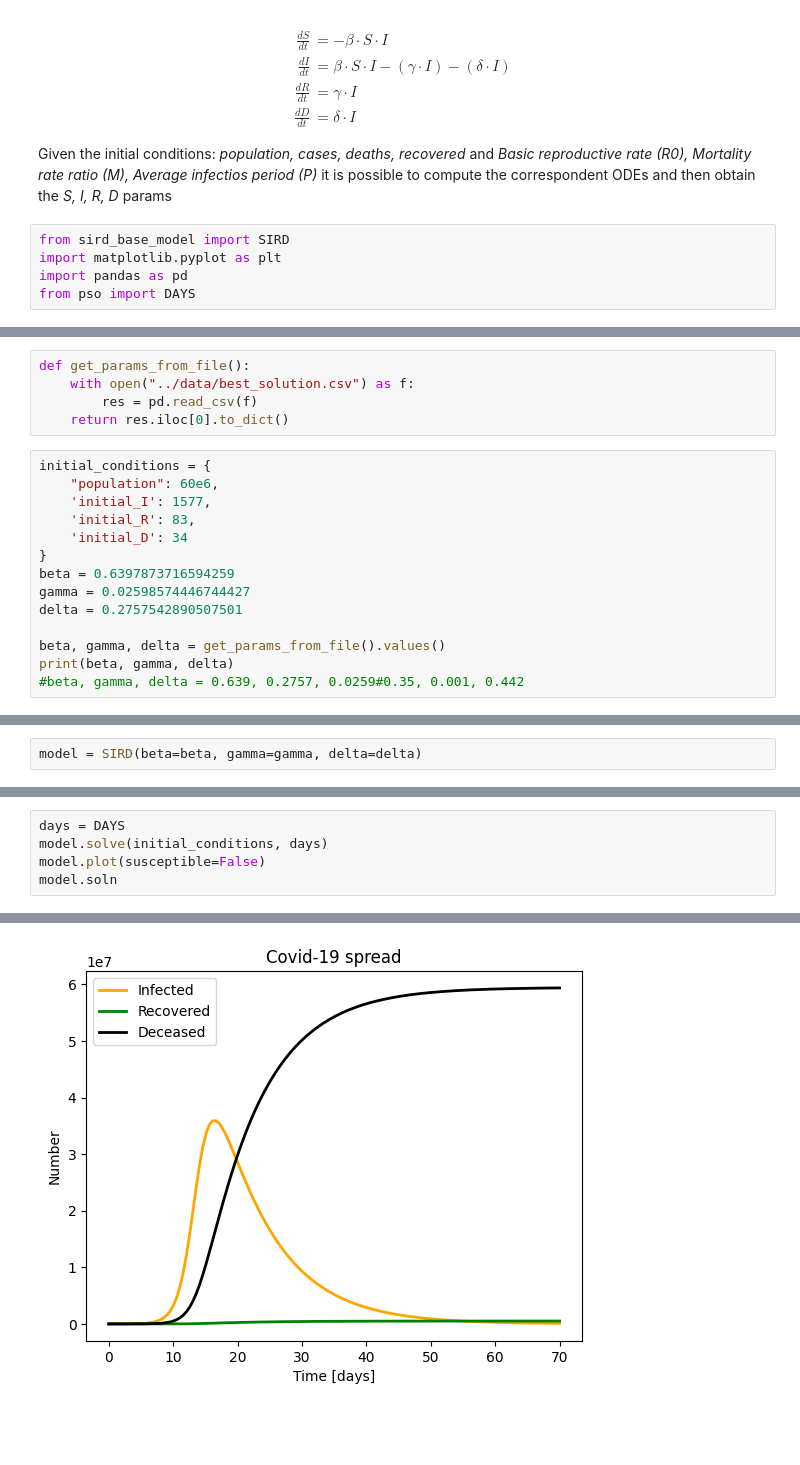
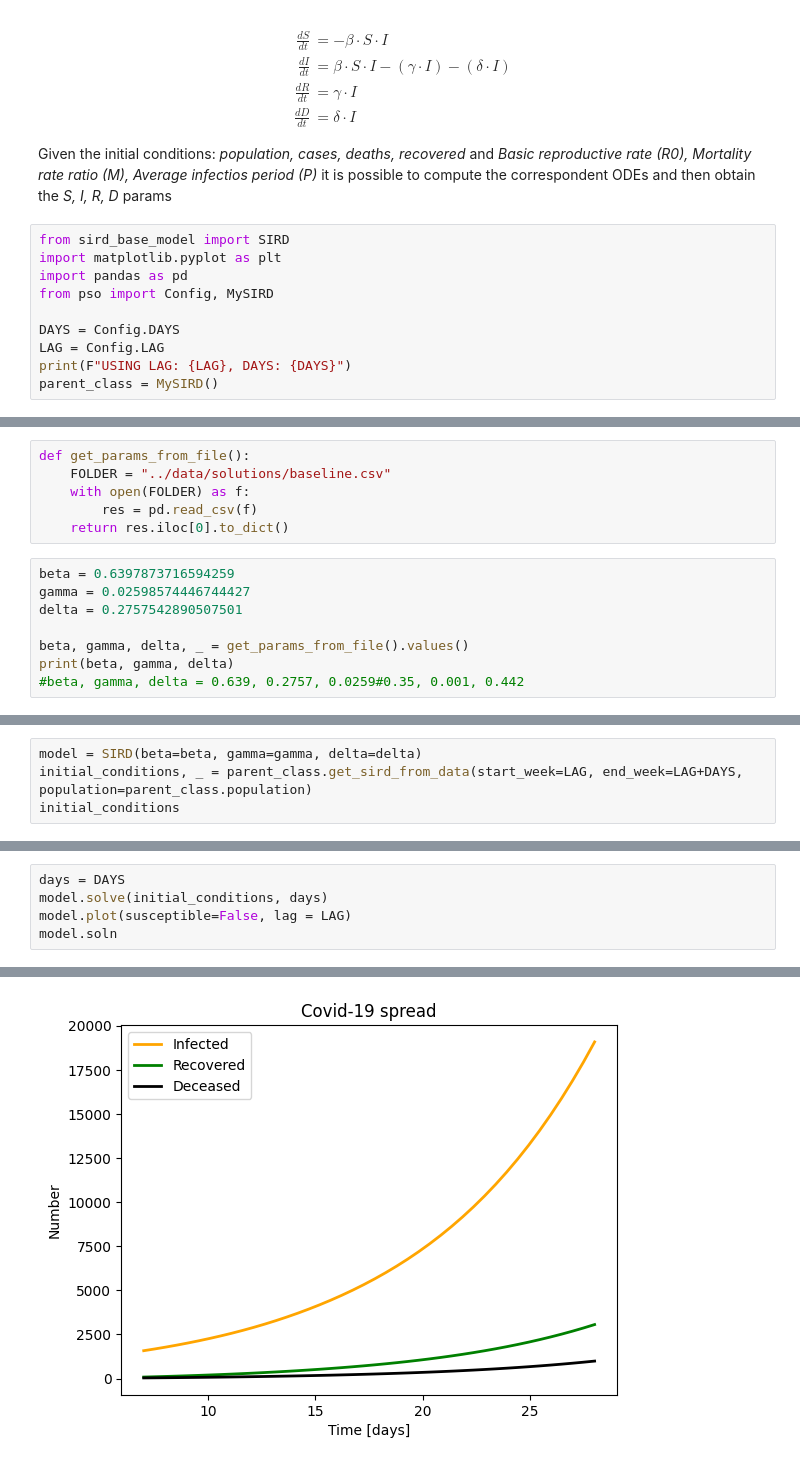
Before and after one commit to Thomas2710/Epidemic-modelling, a Jupyter notebook: epidemic_modelling/sird_playground.ipynb, the cells around one changed output, grey strips where cells are left out. Cells and saved outputs as stored; diff of their text form; blank space fills up the shorter version.

Commit message:
fix: baseline plots working

```diff
--- a/epidemic_modelling/sird_playground.ipynb
+++ b/epidemic_modelling/sird_playground.ipynb
@@ -15,4 +15,9 @@ Given the initial conditions: *population, cases, deaths, recovered* and *Basic
 from sird_base_model import SIRD
 import matplotlib.pyplot as plt
 import pandas as pd
-from pso import DAYS
+from pso import Config, MySIRD
+
+DAYS = Config.DAYS
+LAG = Config.LAG
+print(F"USING LAG: {LAG}, DAYS: {DAYS}")
+parent_class = MySIRD()
@@ -19,20 +26,15 @@ from pso import DAYS
 # %%
 def get_params_from_file():
-    with open("../data/best_solution.csv") as f:
+    FOLDER = "../data/solutions/baseline.csv"
+    with open(FOLDER) as f:
         res = pd.read_csv(f)
     return res.iloc[0].to_dict()
 # %%
-initial_conditions = {
-    "population": 60e6,
-    'initial_I': 1577,
-    'initial_R': 83,
-    'initial_D': 34
-}
 beta = 0.6397873716594259
 gamma = 0.02598574446744427
 delta = 0.2757542890507501
 
-beta, gamma, delta = get_params_from_file().values()
+beta, gamma, delta, _ = get_params_from_file().values()
 print(beta, gamma, delta)
 #beta, gamma, delta = 0.639, 0.2757, 0.0259#0.35, 0.001, 0.442
 # %% [output]
@@ -40,2 +42,4 @@ print(beta, gamma, delta)
 # %%
 model = SIRD(beta=beta, gamma=gamma, delta=delta)
+initial_conditions, _ = parent_class.get_sird_from_data(start_week=LAG, end_week=LAG+DAYS, population=parent_class.population)
+initial_conditions
@@ -42,6 +52,6 @@ model = SIRD(beta=beta, gamma=gamma, delta=delta)
 # %%
 days = DAYS
 model.solve(initial_conditions, days)
-model.plot(susceptible=False)
+model.plot(susceptible=False, lag = LAG)
 model.soln
 # %% [output]
@@ -65,6 +75,6 @@ After 70 days the virus was present in less than 0 individuals.
      njev: 0
       nlu: 0
-[figure, old version]
+[figure, new version]
 # %%
 # Parameters after a simulation
 params = model.get_sird_values()
```
Also changed, not shown: parts of 7 cells of this notebook, 2 other files.
